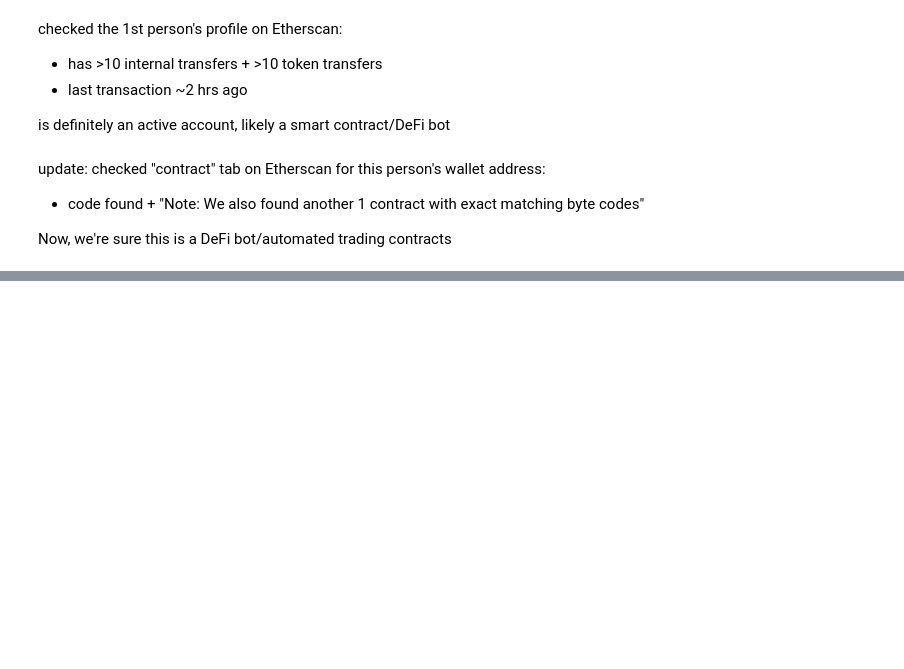
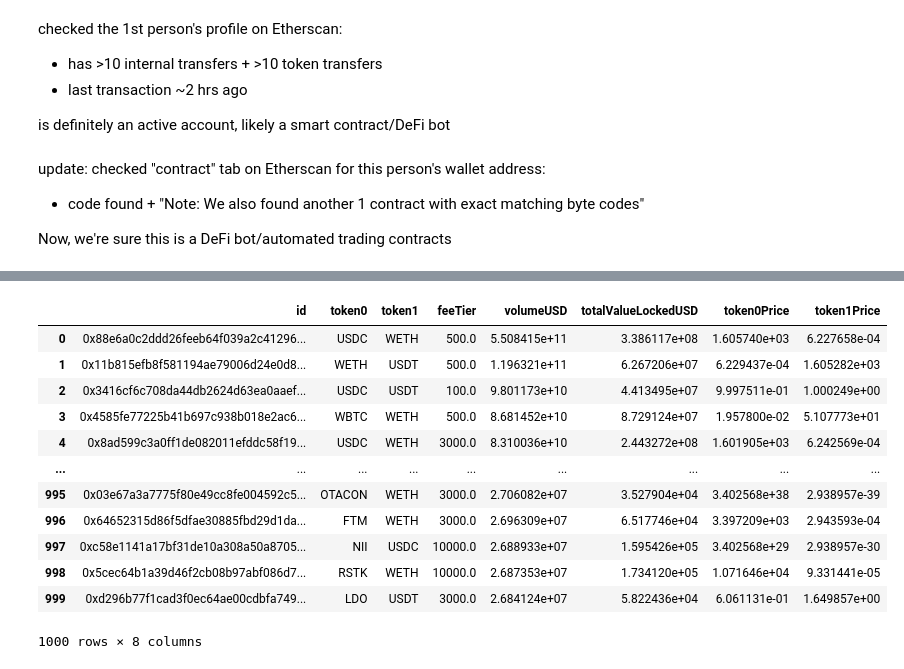
Before and after one commit to harshit4311/Fetch-Uniswap-Data, a Jupyter notebook: code/fetch_data.ipynb, the cells around one changed output, grey strips where cells are left out. Cells and saved outputs as stored; diff of their text form; code cells hidden in the pictures; blank space fills up the shorter version.

```diff
--- a/code/fetch_data.ipynb
+++ b/code/fetch_data.ipynb
@@ -359,0 +505,16 @@ Now, we're sure this is a DeFi bot/automated trading contracts
+# %%
+df
+# %% [output]
+|  | id | token0 | token1 | feeTier | volumeUSD | totalValueLockedUSD | token0Price | token1Price |
+| 0 | 0x88e6a0c2ddd26feeb64f039a2c41296... | USDC | WETH | 500.0 | 5.508415e+11 | 3.386117e+08 | 1.605740e+03 | 6.227658e-04 |
+| 1 | 0x11b815efb8f581194ae79006d24e0d8... | WETH | USDT | 500.0 | 1.196321e+11 | 6.267206e+07 | 6.229437e-04 | 1.605282e+03 |
+| 2 | 0x3416cf6c708da44db2624d63ea0aaef... | USDC | USDT | 100.0 | 9.801173e+10 | 4.413495e+07 | 9.997511e-01 | 1.000249e+00 |
+| 3 | 0x4585fe77225b41b697c938b018e2ac6... | WBTC | WETH | 500.0 | 8.681452e+10 | 8.729124e+07 | 1.957800e-02 | 5.107773e+01 |
+| 4 | 0x8ad599c3a0ff1de082011efddc58f19... | USDC | WETH | 3000.0 | 8.310036e+10 | 2.443272e+08 | 1.601905e+03 | 6.242569e-04 |
+| ... | ... | ... | ... | ... | ... | ... | ... | ... |
+| 995 | 0x03e67a3a7775f80e49cc8fe004592c5... | OTACON | WETH | 3000.0 | 2.706082e+07 | 3.527904e+04 | 3.402568e+38 | 2.938957e-39 |
+| 996 | 0x64652315d86f5dfae30885fbd29d1da... | FTM | WETH | 3000.0 | 2.696309e+07 | 6.517746e+04 | 3.397209e+03 | 2.943593e-04 |
+| 997 | 0xc58e1141a17bf31de10a308a50a8705... | NII | USDC | 10000.0 | 2.688933e+07 | 1.595426e+05 | 3.402568e+29 | 2.938957e-30 |
+| 998 | 0x5cec64b1a39d46f2cb08b97abf086d7... | RSTK | WETH | 10000.0 | 2.687353e+07 | 1.734120e+05 | 1.071646e+04 | 9.331441e-05 |
+| 999 | 0xd296b77f1cad3f0ec64ae00cdbfa749... | LDO | USDT | 3000.0 | 2.684124e+07 | 5.822436e+04 | 6.061131e-01 | 1.649857e+00 |
+1000 rows × 8 columns
```
Also changed, not shown: parts of 19 cells of this notebook.
